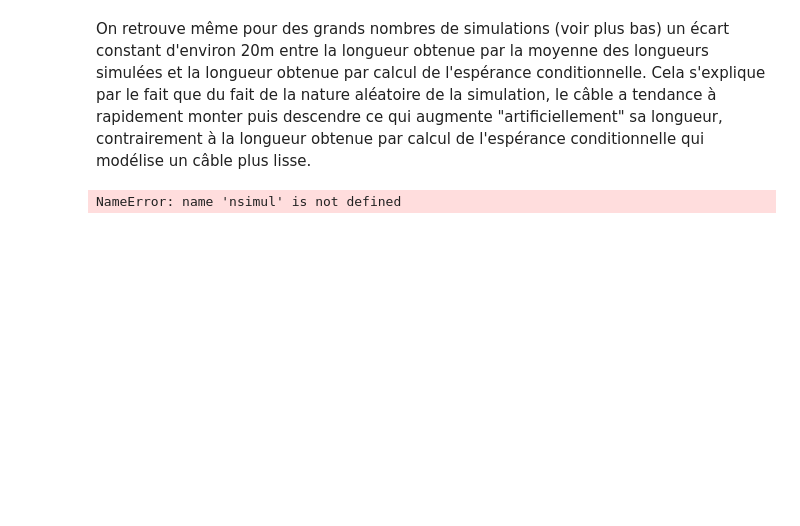
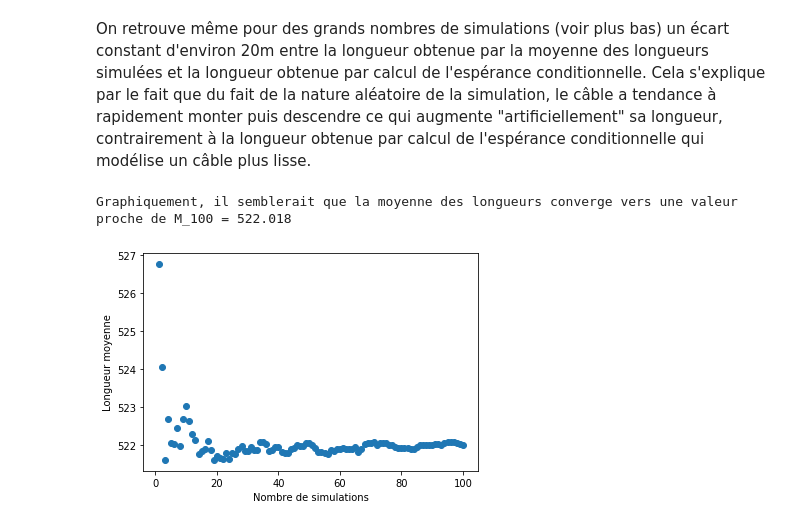
Before and after one commit to louisbzk/Projet_maths_probas, a Jupyter notebook: ProjetIII.ipynb, the cells around one changed output. Cells and saved outputs as stored; diff of their text form; code cells hidden in the pictures; blank space fills up the shorter version.

```diff
--- a/ProjetIII.ipynb
+++ b/ProjetIII.ipynb
@@ -348,20 +348,21 @@ On retrouve même pour des grands nombres de simulations (voir plus bas) un éca
 # %%
 l = nsimul(C_Z2sachantZ1, 100)
 Longueurs = []
-for simul in nsimul:
-	Longueurs.append(longeur(simul, Delta))
+for simul in l:
+	Longueurs.append(longueur(simul, Delta))
 def Moyenne(L, ax = None) :
     NB = len(Longueurs)
 
     NSimulations = [k for k in range(1, NB+1)]
     Moyennes = [np.average(Longueurs[:i]) for i in range(1, NB+1)]
     if ax == None :
         ax = plt.gca()
     ax.set_xlabel("Nombre de simulations")
     ax.set_ylabel("Longueur moyenne")
-    ax.plot(NSimulations, Moyennes)
+    ax.scatter(NSimulations, Moyennes)
     print(f"Graphiquement, il semblerait que la moyenne des longueurs converge vers une valeur proche de M_{NB} = {np.round(Moyennes[-1], 3)}")
 
-Mn(l)
+Moyenne(l)
 # %% [output]
-NameError: name 'nsimul' is not defined
+Graphiquement, il semblerait que la moyenne des longueurs converge vers une valeur proche de M_100 = 522.018
+[figure, added]
```
Also changed, not shown: parts of 2 cells of this notebook.
